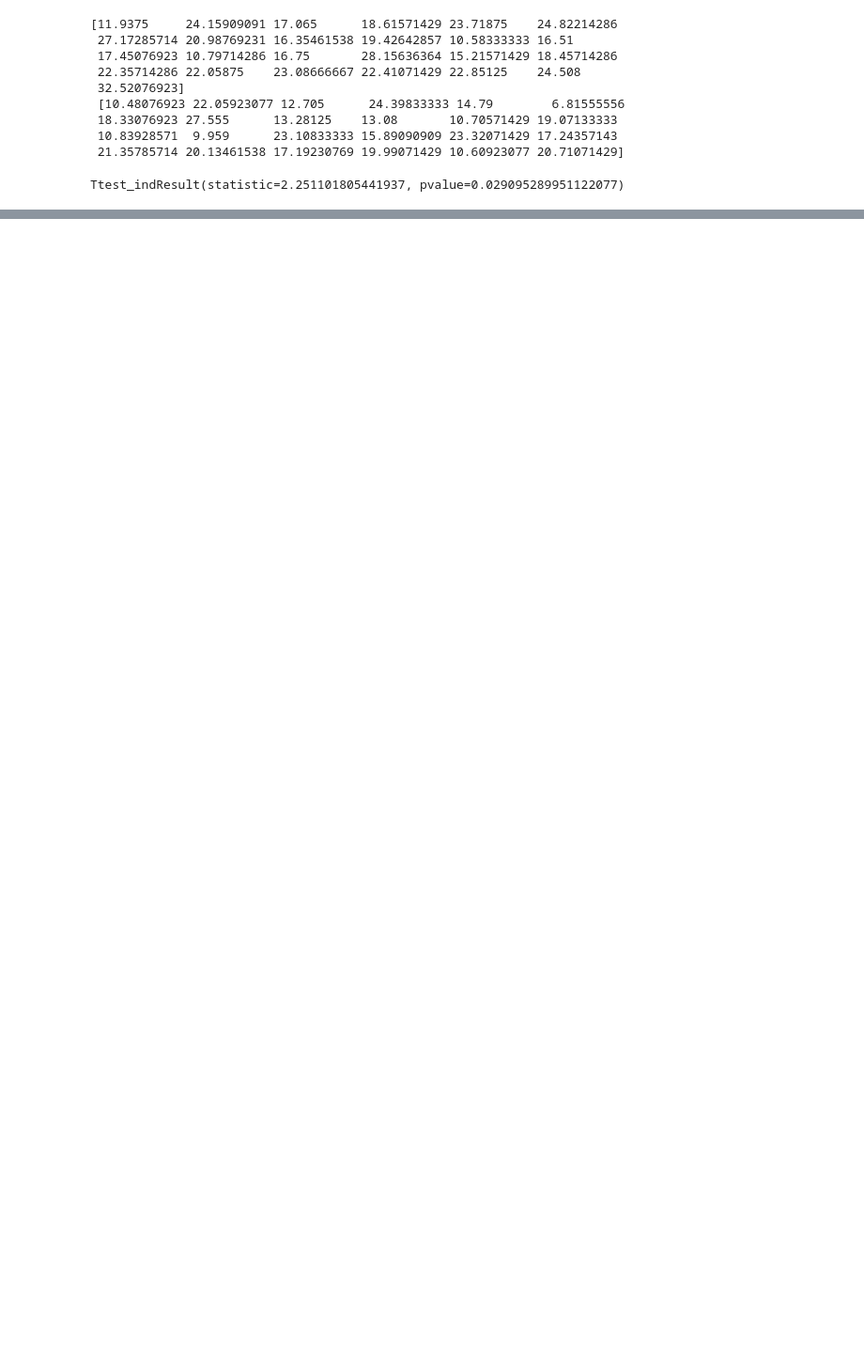
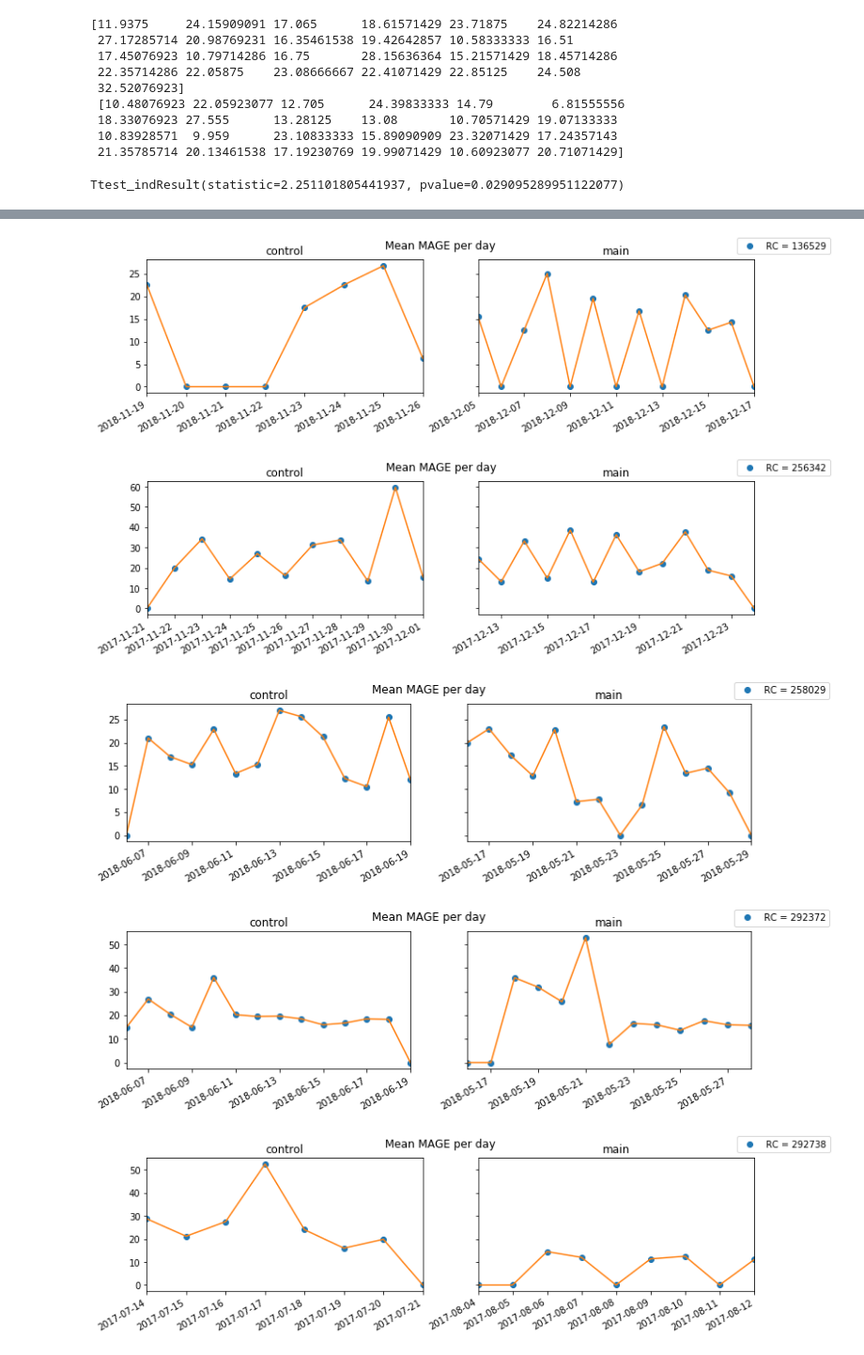
Before and after one commit to ElviraMingazova/MA_Thesis, a Jupyter notebook: T2D_MAGE.ipynb, the cells around one changed output, grey strips where cells are left out. Shown at 94% size. Cells and saved outputs as stored; diff of their text form; code cells hidden in the pictures; blank space fills up the shorter version.

```diff
--- a/T2D_MAGE.ipynb
+++ b/T2D_MAGE.ipynb
@@ -168,0 +254,9 @@ Ttest_indResult(statistic=2.251101805441937, pvalue=0.029095289951122077)
+# %%
+for rc in result.RegistrationCode.unique():
+    plot_mage_per_day(result, rc)
+# %% [output]
+[figure, added]
+[figure, added]
+[figure, added]
+[figure, added]
+[figure, added]
```
Also changed, not shown: parts of 14 cells of this notebook, 1 other file.
